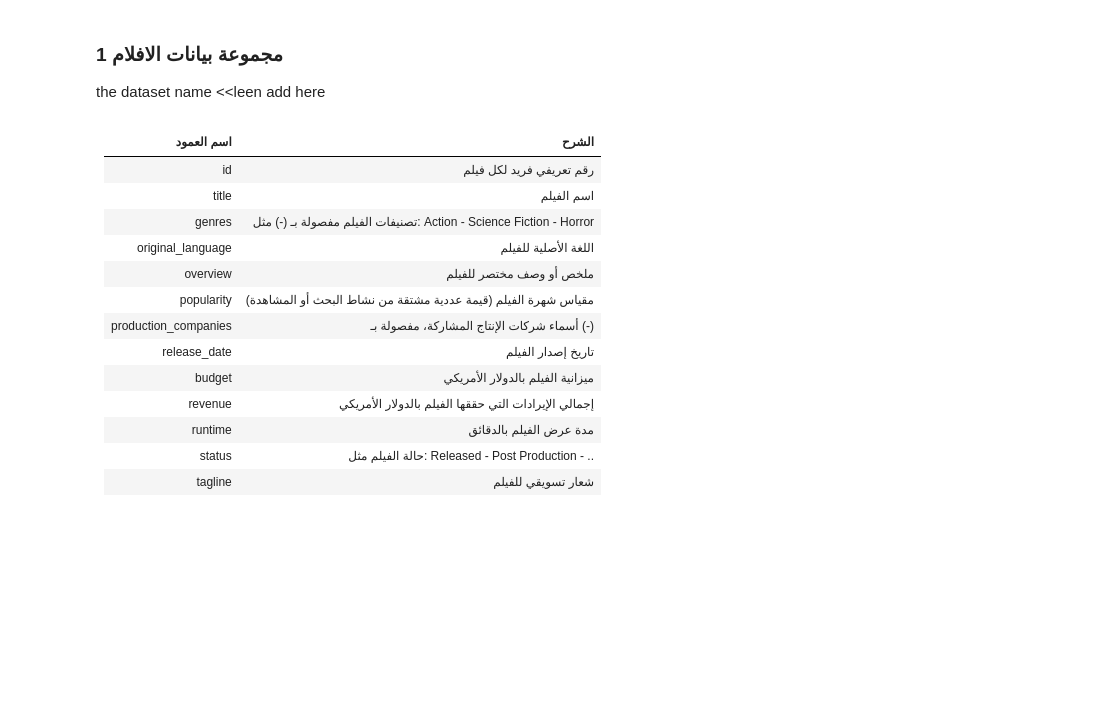
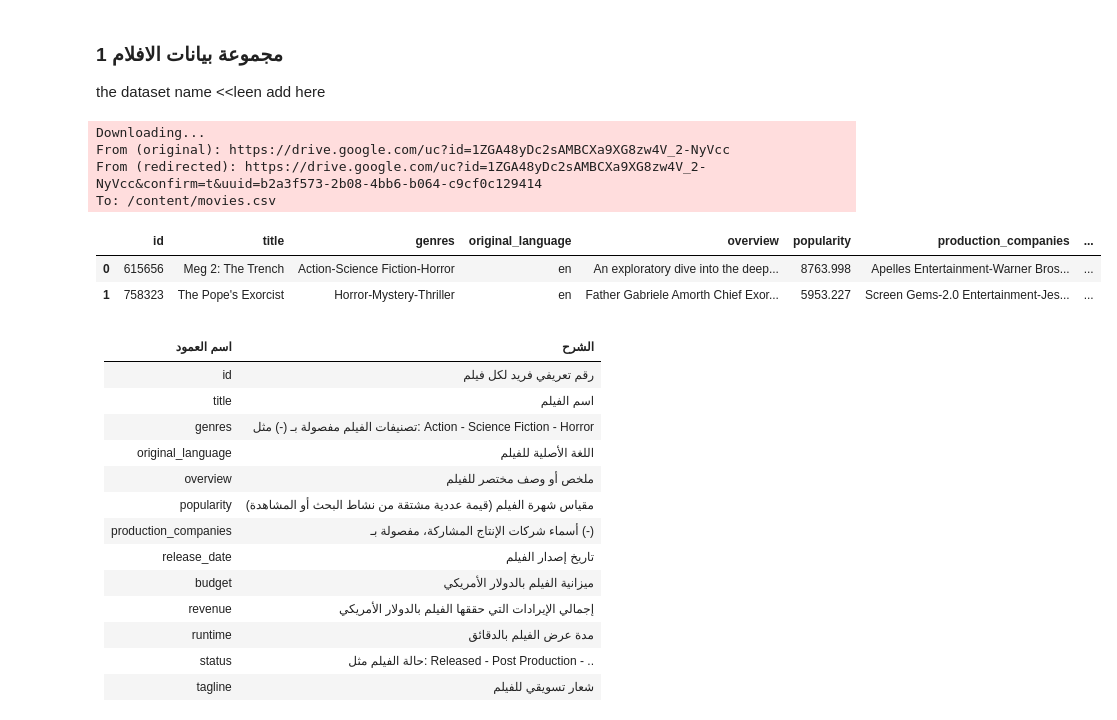
Before and after one commit to Noore573/MovieRevenue, a Jupyter notebook: CombinedNotebook.ipynb, the cells around one changed output. Drawn from its saved outputs; the diff is of its cells as text; code cells hidden in the pictures; blank space fills up the shorter version.

```diff
--- a/CombinedNotebook.ipynb
+++ b/CombinedNotebook.ipynb
@@ -73,4 +89,23 @@ import seaborn as sns
 # %% [markdown]
 ### مجموعة بيانات الافلام 1
 the dataset name <<leen add here
+# %%
+
+
+file_id = '1ZGA48yDc2sAMBCXa9XG8zw4V_2-NyVcc'
+
+output_path = 'movies.csv'
+
+gdown.download(id=file_id, output=output_path, quiet=False)
+df = pd.read_csv(output_path)
+
+df.head(2)
+# %% [output]
+Downloading...
+From (original): https://drive.google.com/uc?id=1ZGA48yDc2sAMBCXa9XG8zw4V_2-NyVcc
+From (redirected): https://drive.google.com/uc?id=1ZGA48yDc2sAMBCXa9XG8zw4V_2-NyVcc&confirm=t&uuid=b2a3f573-2b08-4bb6-b064-c9cf0c129414
+To: /content/movies.csv
+|  | id | title | genres | original_language | overview | popularity | production_companies | ... |
+| 0 | 615656 | Meg 2: The Trench | Action-Science Fiction-Horror | en | An exploratory dive into the deep... | 8763.998 | Apelles Entertainment-Warner Bros... | ... |
+| 1 | 758323 | The Pope's Exorcist | Horror-Mystery-Thriller | en | Father Gabriele Amorth Chief Exor... | 5953.227 | Screen Gems-2.0 Entertainment-Jes... | ... |
 # %%
```
Also changed, not shown: parts of 59 cells of this notebook, 1 other file.
